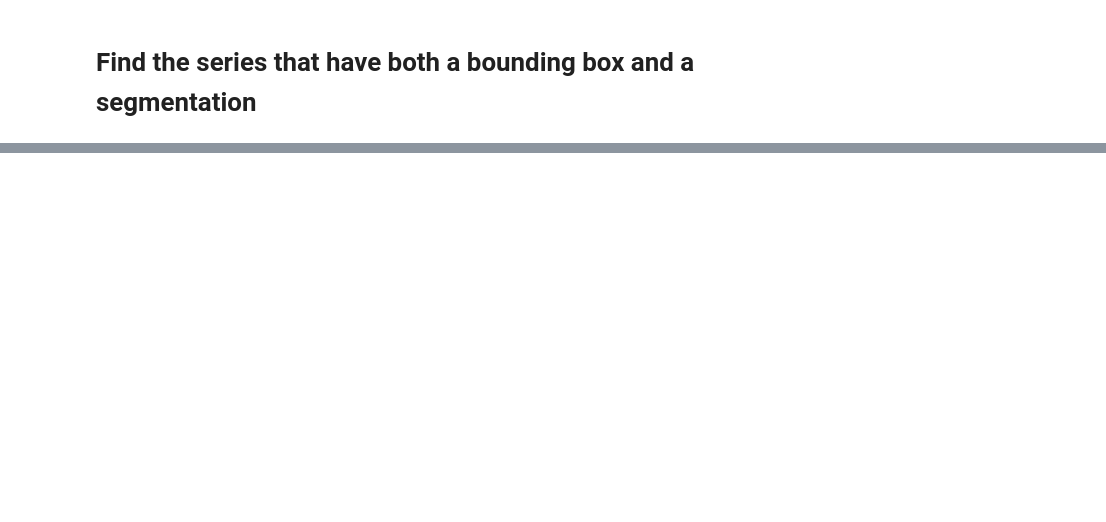
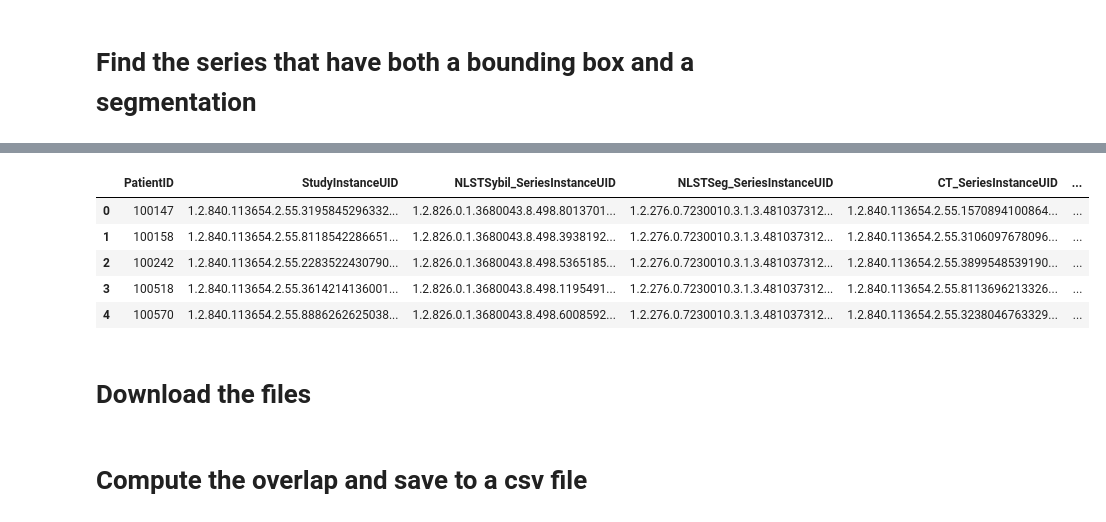
Before and after one commit to deepakri201/NLSTNatureSciData, a Jupyter notebook: TechnicalValidation/consistencyChecks/NLSTSegvsNLSTSybil.ipynb, the cells around one changed output, grey strips where cells are left out. Drawn from its saved outputs; the diff is of its cells as text; code cells hidden in the pictures; blank space fills up the shorter version.

```diff
--- a/TechnicalValidation/consistencyChecks/NLSTSegvsNLSTSybil.ipynb
+++ b/TechnicalValidation/consistencyChecks/NLSTSegvsNLSTSybil.ipynb
@@ -776,30 +324,0 @@ print(np.max(df_counts['overlap_ratio'].values))
-# %%
-# Add PatientID, StudyInstanceUID and viewer_url
-
-PatientID_list = []
-StudyInstanceUID_list = []
-for index, row in df_counts.iterrows():
-  series = row['ReferencedSeriesInstanceUID']
-  PatientID = df_sybil_bbox[df_sybil_bbox["ReferencedSeriesInstanceUID"]==series]['PatientID'].values[0]
-  StudyInstanceUID = df_sybil_bbox[df_sybil_bbox["ReferencedSeriesInstanceUID"]==series]['StudyInstanceUID'].values[0]
-  PatientID_list.append(PatientID)
-  StudyInstanceUID_list.append(StudyInstanceUID)
-df_counts['PatientID'] = PatientID_list
-df_counts['StudyInstanceUID'] = StudyInstanceUID_list
-
-# df_sybil_bbox_unique = df_sybil_bbox.drop_duplicates(subset="ReferencedSeriesInstanceUID", keep='first')
-# PatientID_list = df_sybil_bbox_unique[df_sybil_bbox_unique['ReferencedSeriesInstanceUID'].isin(ReferencedSeriesInstanceUID_overlap)]['PatientID'].values
-# StudyInstanceUID_list = df_sybil_bbox_unique[df_sybil_bbox_unique['ReferencedSeriesInstanceUID'].isin(ReferencedSeriesInstanceUID_overlap)]['StudyInstanceUID'].values
-
-viewer_url_list = ["https://viewers-sandbox-gha-testing.web.app/viewer/?StudyInstanceUIDs=" + f +
-                    "&gcp=projects/idc-external-018/locations/us-central1/datasets/sybil_and_nlstseg/dicomStores/sybil_and_nlstseg"
-                    for f in StudyInstanceUID_list]
-
-df_counts['PatientID'] = PatientID_list
-df_counts['StudyInstanceUID'] = StudyInstanceUID_list
-df_counts['viewer_url'] = viewer_url_list
-
-df_counts = df_counts[['PatientID', 'StudyInstanceUID', 'ReferencedSeriesInstanceUID',
-                       'num_bbox', 'num_seg', 'overlap', 'only_bbox',	'only_seg', 'overlap_ratio',
-                       'viewer_url']]
-df_counts = df_counts.sort_values(by=['PatientID', 'StudyInstanceUID', 'ReferencedSeriesInstanceUID'])
@@ -939,0 +371,11 @@ df_plot
+# %%
+df_overlap.head()
+# %% [output]
+|  | PatientID | StudyInstanceUID | NLSTSybil_SeriesInstanceUID | NLSTSeg_SeriesInstanceUID | CT_SeriesInstanceUID | ... |
+| 0 | 100147 | 1.2.840.113654.2.55.3195845296332... | 1.2.826.0.1.3680043.8.498.8013701... | 1.2.276.0.7230010.3.1.3.481037312... | 1.2.840.113654.2.55.1570894100864... | ... |
+| 1 | 100158 | 1.2.840.113654.2.55.8118542286651... | 1.2.826.0.1.3680043.8.498.3938192... | 1.2.276.0.7230010.3.1.3.481037312... | 1.2.840.113654.2.55.3106097678096... | ... |
+| 2 | 100242 | 1.2.840.113654.2.55.2283522430790... | 1.2.826.0.1.3680043.8.498.5365185... | 1.2.276.0.7230010.3.1.3.481037312... | 1.2.840.113654.2.55.3899548539190... | ... |
+| 3 | 100518 | 1.2.840.113654.2.55.3614214136001... | 1.2.826.0.1.3680043.8.498.1195491... | 1.2.276.0.7230010.3.1.3.481037312... | 1.2.840.113654.2.55.8113696213326... | ... |
+| 4 | 100570 | 1.2.840.113654.2.55.8886262625038... | 1.2.826.0.1.3680043.8.498.6008592... | 1.2.276.0.7230010.3.1.3.481037312... | 1.2.840.113654.2.55.3238046763329... | ... |
+# %% [markdown]
+# Download the files
@@ -939,0 +421,2 @@ df_plot
+# %% [markdown]
+# Compute the overlap and save to a csv file
```
Also changed, not shown: parts of 67 cells of this notebook.
